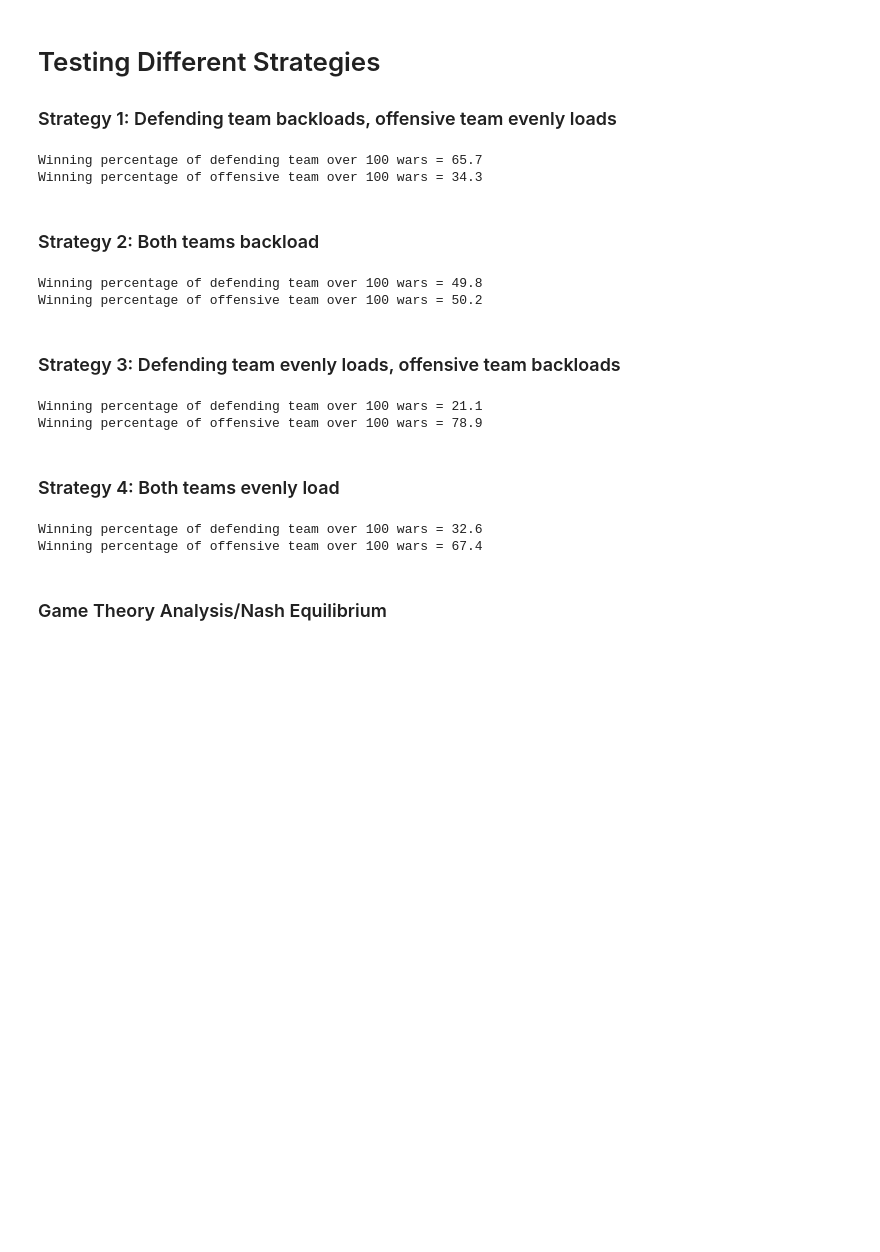
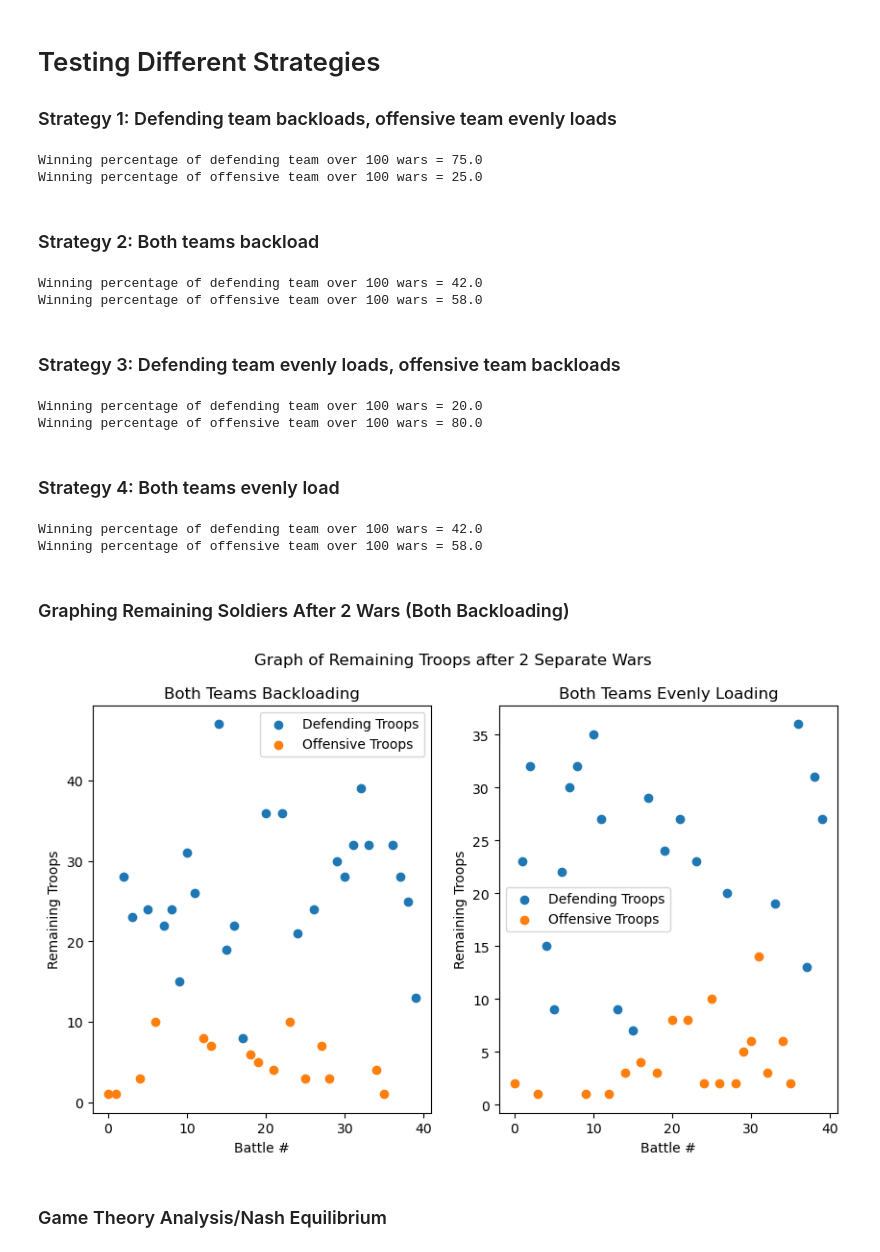
Before and after one commit to VigneshG04/FIT3139-Project, a Jupyter notebook: project.ipynb, the cells around one changed output. Cells and saved outputs as stored; diff of their text form; code cells hidden in the pictures; blank space fills up the shorter version.

```diff
--- a/project.ipynb
+++ b/project.ipynb
@@ -145,7 +147,8 @@ Offensive team wins 52.08% of battles
 ### Strategy 1: Defending team backloads, offensive team evenly loads
 # %%
 x_wars = 0
-for i in range(1000): #Expanded to 1000 for the purposes of the report, greatly extends processing times
+n = 100          #Expanded to 1000 for the purposes of the report, greatly extends processing time
+for _ in range(n):
     x_tot = 2400
     y_tot = 1200
     x_wins = 0
@@ -153,7 +156,7 @@ for i in range(1000): #Expanded to 1000 for the purposes of the report, greatly
     for i in range(40):
         if i < 1:
             IC = [1, int(y_tot/(40 - i))]
-            x_tot -= 1
+            x_tot -= 1 #Defending team only send 1 troop to the first battle
             y_tot -= int(y_tot/(40 - i))
         else:
             IC = [int(x_tot/(40 - i)), int(y_tot/(40 - i))]
@@ -165,19 +168,19 @@ for i in range(1000): #Expanded to 1000 for the purposes of the report, greatly
             y_wins += 1
         else:
             x_wins += 1
-    if x_wins > y_wins:
+    if x_wins > y_wins: #A war is won if the team wins a majority of battles
         x_wars += 1
-x_percentage = x_wars/10
+x_percentage = x_wars*100/n
 print(f"Winning percentage of defending team over 100 wars = {x_percentage}")
 print(f"Winning percentage of offensive team over 100 wars = {100 - x_percentage}")
 # %% [output]
-Winning percentage of defending team over 100 wars = 65.7
-Winning percentage of offensive team over 100 wars = 34.3
+Winning percentage of defending team over 100 wars = 75.0
+Winning percentage of offensive team over 100 wars = 25.0
 # %% [markdown]
 ### Strategy 2: Both teams backload
 # %%
 x_wars = 0
-for i in range(1000):
+for _ in range(n):
     x_tot = 2400
     y_tot = 1200
     x_wins = 0
@@ -199,17 +202,17 @@ for i in range(1000):
             x_wins += 1
     if x_wins > y_wins:
         x_wars += 1
-x_percentage = x_wars/10
+x_percentage = x_wars*100/n
 print(f"Winning percentage of defending team over 100 wars = {x_percentage}")
 print(f"Winning percentage of offensive team over 100 wars = {100 - x_percentage}")
 # %% [output]
-Winning percentage of defending team over 100 wars = 49.8
-Winning percentage of offensive team over 100 wars = 50.2
+Winning percentage of defending team over 100 wars = 42.0
+Winning percentage of offensive team over 100 wars = 58.0
 # %% [markdown]
 ### Strategy 3: Defending team evenly loads, offensive team backloads
 # %%
 x_wars = 0
-for i in range(1000):
+for _ in range(n):
     x_tot = 2400
     y_tot = 1200
     x_wins = 0
@@ -231,17 +234,17 @@ for i in range(1000):
             x_wins += 1
     if x_wins > y_wins:
         x_wars += 1
-x_percentage = x_wars/10
+x_percentage = x_wars*100/n
 print(f"Winning percentage of defending team over 100 wars = {x_percentage}")
 print(f"Winning percentage of offensive team over 100 wars = {100 - x_percentage}")
 # %% [output]
-Winning percentage of defending team over 100 wars = 21.1
-Winning percentage of offensive team over 100 wars = 78.9
+Winning percentage of defending team over 100 wars = 20.0
+Winning percentage of offensive team over 100 wars = 80.0
 # %% [markdown]
 ### Strategy 4: Both teams evenly load
 # %%
 x_wars = 0
-for i in range(1000):
+for _ in range(n):
     x_tot = 2400
     y_tot = 1200
     x_wins = 0
@@ -258,12 +261,50 @@ for i in range(1000):
             x_wins += 1
     if x_wins > y_wins:
         x_wars += 1
-x_percentage = x_wars/10
+x_percentage = x_wars*100/n
 print(f"Winning percentage of defending team over 100 wars = {x_percentage}")
 print(f"Winning percentage of offensive team over 100 wars = {100 - x_percentage}")
 # %% [output]
-Winning percentage of defending team over 100 wars = 32.6
-Winning percentage of offensive team over 100 wars = 67.4
+Winning percentage of defending team over 100 wars = 42.0
+Winning percentage of offensive team over 100 wars = 58.0
+# %% [markdown]
+### Graphing Remaining Soldiers After 2 Wars (Both Backloading)
+# %%
+fig, axs = plt.subplots(1, 2, figsize = (10, 5.5))
+for w in range(2):
+    x_tot = 2400
+    y_tot = 1200
+    x_rem = np.empty(40, dtype = np.double)
+    y_rem = np.empty(40, dtype = np.double)
+    for i in range(40):
+        if w == 0 and i < 1: #Both teams backloading
+            IC = [1, 1]
+            x_tot -= 1
+            y_tot -= 1
+        else: #Both teams evenly loading
+            IC = [int(x_tot/(40 - i)), int(y_tot/(40 - i))]
+            x_tot -= int(x_tot/(40 - i))
+            y_tot -= int(y_tot/(40 - i))
+        M = markov_generator(IC, params)
+        sol, _, x, y = simulate_conflict(M, IC, max_iter = 100)
+        if x[-1] == 0:
+            y_rem[i] = y[-1]
+        else:
+            x_rem[i] = x[-1]
+        x_rem[i] = x[-1]
+        y_rem[i] = y[-1]
+    x_rem[ x_rem == 0 ] = np.nan #Do not plot if team lost battle
+    y_rem[ y_rem == 0 ] = np.nan
+    axs[w].scatter(range(40), x_rem, label = "Defending Troops")
+    axs[w].scatter(range(40), y_rem, label = "Offensive Troops")
+    axs[w].set(xlabel = "Battle #", ylabel = "Remaining Troops")
+    axs[w].legend()
+axs[0].set(title = "Both Teams Backloading")
+axs[1].set(title = "Both Teams Evenly Loading")
+plt.suptitle("Graph of Remaining Troops after 2 Separate Wars")
+plt.show()
+# %% [output]
+[figure, added]
 # %% [markdown]
 ### Game Theory Analysis/Nash Equilibrium
 # %%
```
Also changed, not shown: parts of 5 cells of this notebook, 1 other file.
